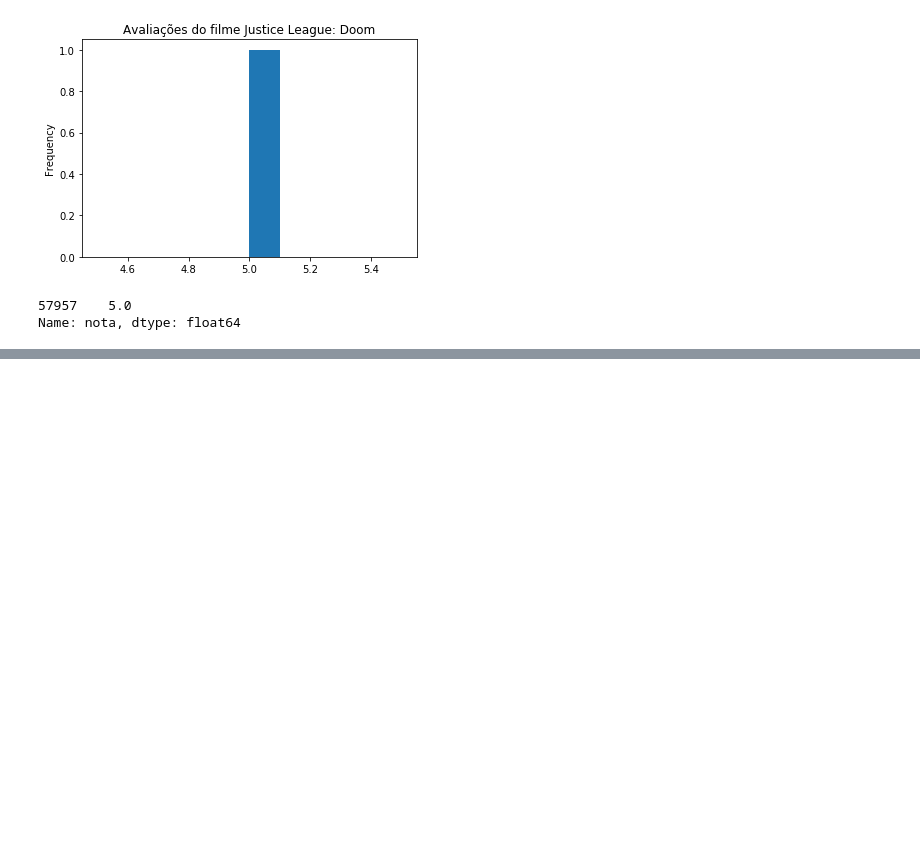
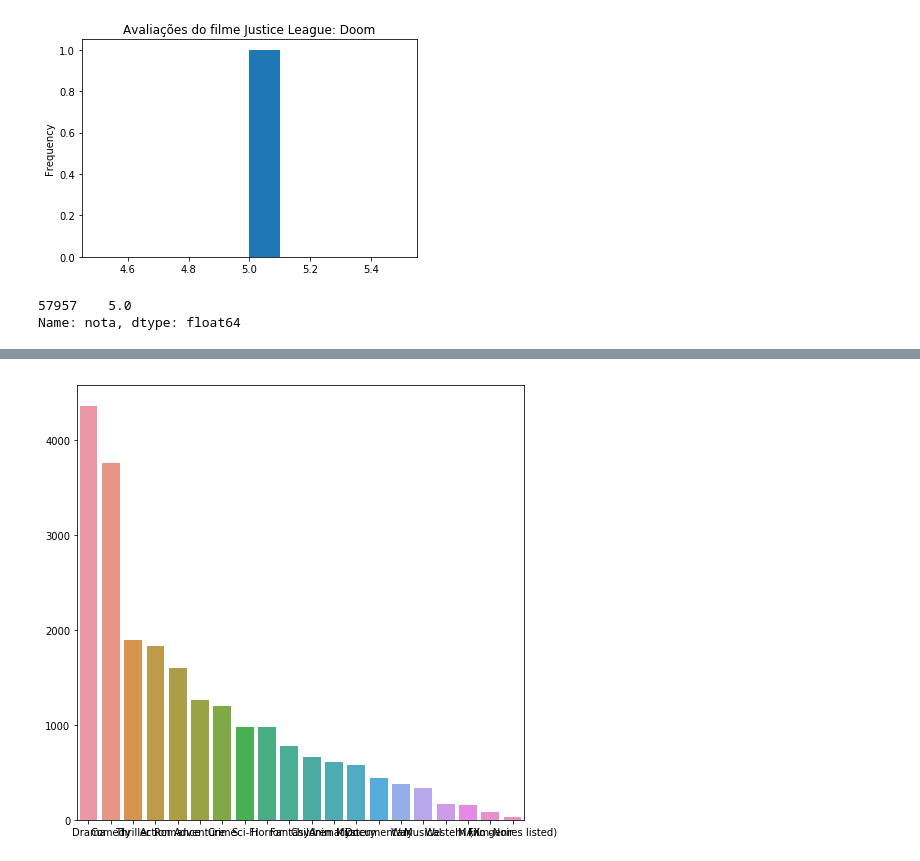
Before and after one commit to vivianmiwa/DataScience, a Jupyter notebook: AvaliacaoFilmes/parte1.ipynb, the cells around one changed output, grey strips where cells are left out. Cells and saved outputs as stored; diff of their text form; code cells hidden in the pictures; blank space fills up the shorter version.

```diff
--- a/AvaliacaoFilmes/parte1.ipynb
+++ b/AvaliacaoFilmes/parte1.ipynb
@@ -267,0 +417,12 @@ Name: nota, dtype: float64
+# %%
+filmes_por_genero = filmes["generos"].str.get_dummies('|').sum().sort_values(ascending=False)
+
+# definindo tamanho da tabela
+plt.figure(figsize=(8,8))
+
+# definindo x como índices e y como valores dos índices
+sns.barplot(x=filmes_por_genero.index,y=filmes_por_genero.values)
+
+plt.show()
+# %% [output]
+[figure, added]
```
Also changed, not shown: parts of 23 cells of this notebook.
